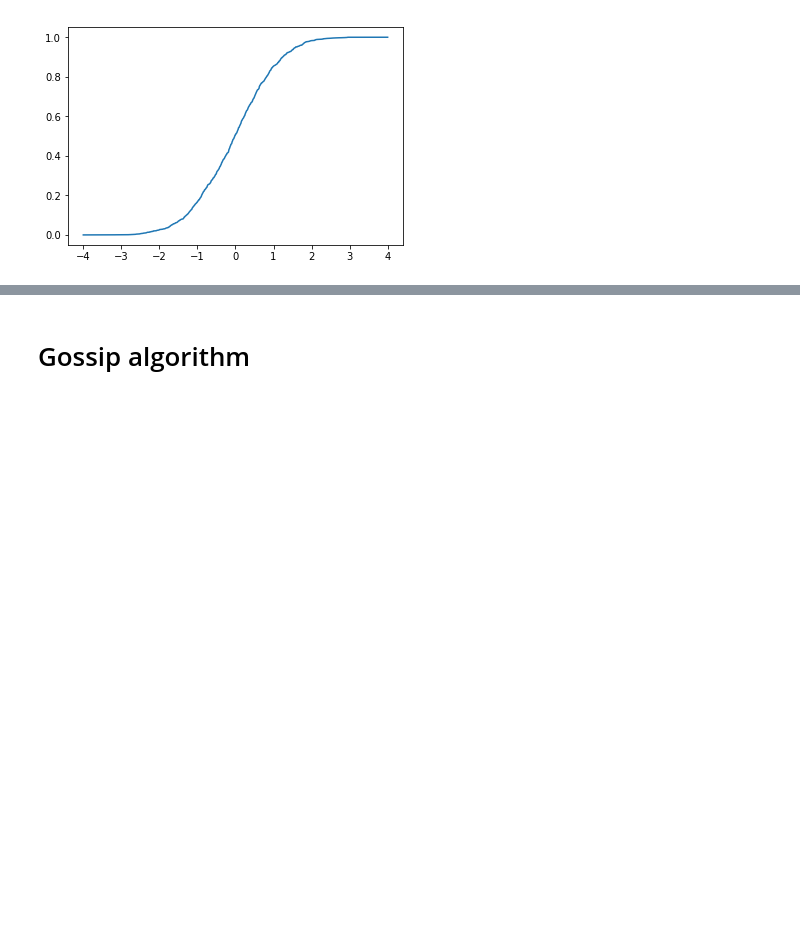
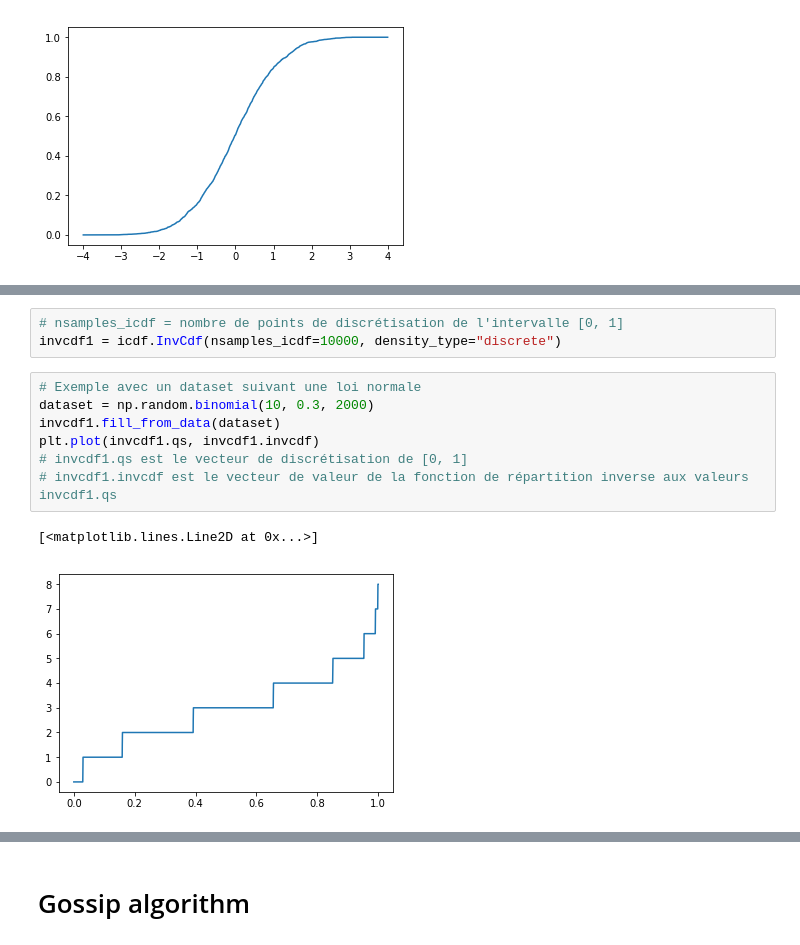
Before and after one commit to BoucheDimitri/WasserteinProp, a Jupyter notebook: Tuto.ipynb, the cells around one changed output, grey strips where cells are left out. Saved outputs shown, nothing was run; the diff lists cells and outputs as text; blank space fills up the shorter version.

```diff
--- a/Tuto.ipynb
+++ b/Tuto.ipynb
@@ -56,0 +59,13 @@ plt.plot(invcdf1.ts, [invcdf1.rho(t) for t in invcdf1.ts])
+# %%
+# nsamples_icdf = nombre de points de discrétisation de l'intervalle [0, 1]
+invcdf1 = icdf.InvCdf(nsamples_icdf=10000, density_type="discrete")
+# %%
+# Exemple avec un dataset suivant une loi normale
+dataset = np.random.binomial(10, 0.3, 2000)
+invcdf1.fill_from_data(dataset)
+plt.plot(invcdf1.qs, invcdf1.invcdf)
+# invcdf1.qs est le vecteur de discrétisation de [0, 1]
+# invcdf1.invcdf est le vecteur de valeur de la fonction de répartition inverse aux valeurs invcdf1.qs
+# %% [output]
+[<matplotlib.lines.Line2D at 0x...>]
+[figure, added]
```
Also changed, not shown: parts of 5 cells of this notebook, 2 other files.
